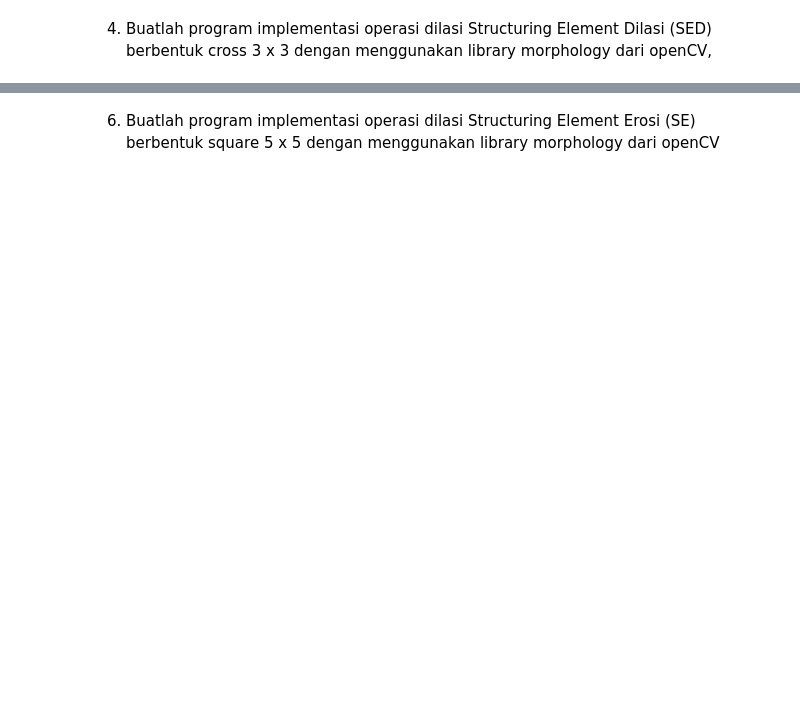
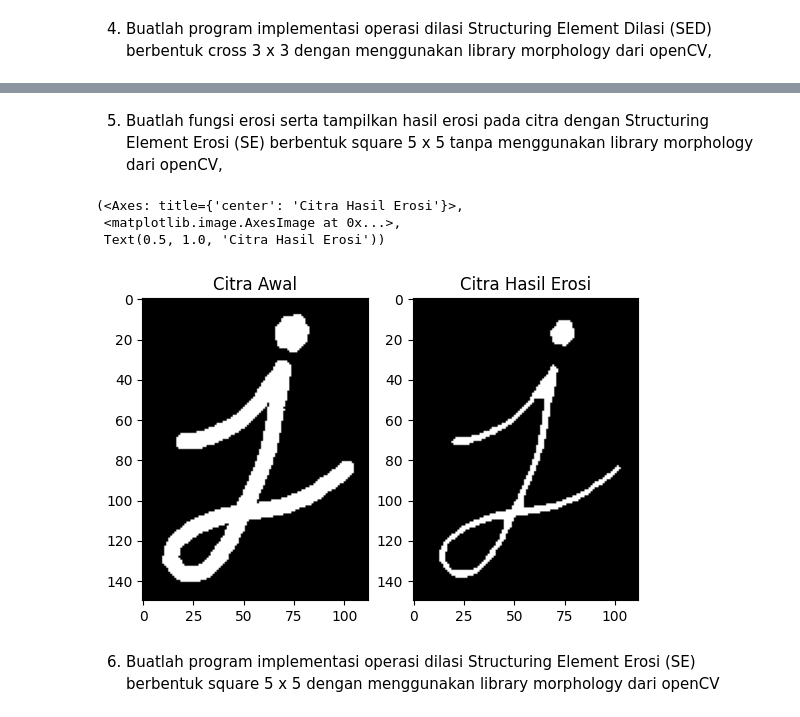
Before and after one commit to kausar-vento/PCVK_Genap_2023, a Jupyter notebook: Minggu 9/Week9.ipynb, the cells around one changed output, grey strips where cells are left out. Saved outputs shown, nothing was run; the diff lists cells and outputs as text; code cells hidden in the pictures; blank space fills up the shorter version.

```diff
--- a/Minggu 9/Week9.ipynb
+++ b/Minggu 9/Week9.ipynb
@@ -61,3 +65,34 @@ plt.subplot(122),plt.imshow(dilation),plt.title('Citra Hasil Dilasi')
+# %% [markdown]
+5. Buatlah fungsi erosi serta tampilkan hasil erosi pada citra dengan Structuring Element
+Erosi (SE) berbentuk square 5 x 5 tanpa menggunakan library morphology dari
+openCV,
+# %%
+def erosi(image, kernel):
+    m, n = image.shape[:2]
+    k = kernel.shape[0]
+    constant = (k-1) // 2
+    imgErode = np.zeros((m, n), dtype=np.uint8)
+
+    for i in range(constant, m - constant):
+        for j in range(constant, n - constant):
+            temp = image[i - constant:i + constant + 1, j - constant:j + constant + 1]
+            product = temp * kernel
+            imgErode[i, j] = np.min(product)
+
+    return imgErode
+
+img1 = cv2.imread('/content/drive/MyDrive/PCVK/Images/j.png', 0)
+kernel = np.ones((5, 5), dtype=np.uint8)
+
+hasil_erosi = erosi(img1, kernel)
+
+plt.subplot(121), plt.imshow(img1, cmap='gray'), plt.title('Citra Awal')
+plt.subplot(122), plt.imshow(hasil_erosi, cmap='gray'), plt.title('Citra Hasil Erosi')
+# %% [output]
+(<Axes: title={'center': 'Citra Hasil Erosi'}>,
+ <matplotlib.image.AxesImage at 0x...>,
+ Text(0.5, 1.0, 'Citra Hasil Erosi'))
+[figure, added]
 # %% [markdown]
 6. Buatlah program implementasi operasi dilasi Structuring Element Erosi (SE) berbentuk square 5 x 5 dengan menggunakan library morphology dari openCV
 # %%
```
Also changed, not shown: parts of 13 cells of this notebook.
